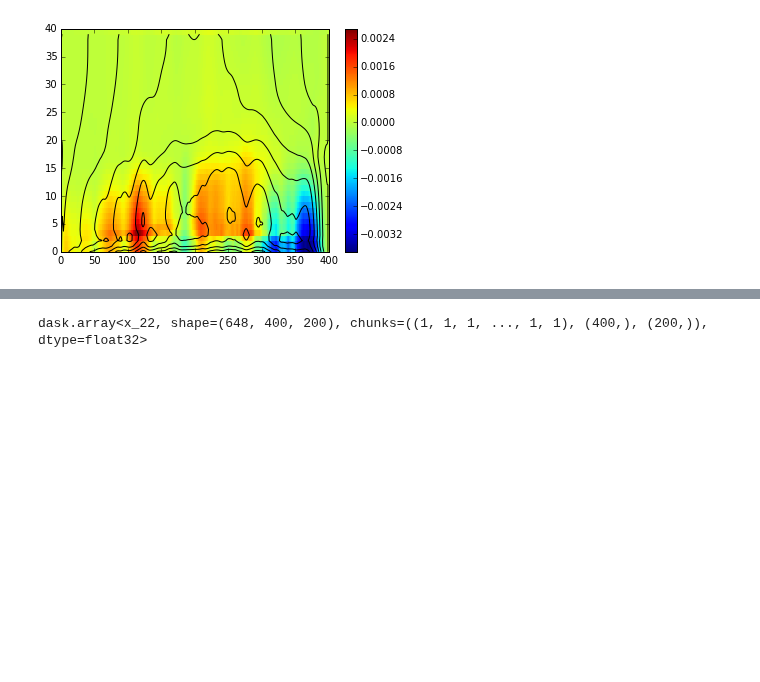
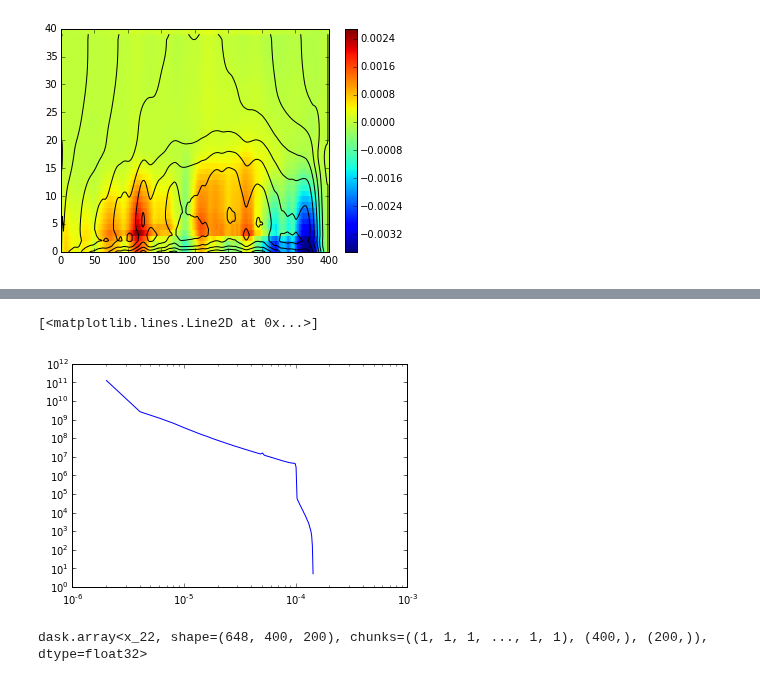
Before and after one commit to xgcm/xgcm, a Jupyter notebook: example-channel.ipynb, the cells around one changed output, grey strips where cells are left out. Cells and saved outputs as stored; diff of their text form; code cells hidden in the pictures; blank space fills up the shorter version.

```diff
--- a/example-channel.ipynb
+++ b/example-channel.ipynb
@@ -76,3 +138,8 @@ def pow_spec_2d(x, axis=[-1,-2]):
+# %%
+plt.loglog(kiso, sst_ps.mean(dim='time'))
+# %% [output]
+[<matplotlib.lines.Line2D at 0x...>]
+[figure, added]
 # %%
 psurf = ds['PHIHYD'][:,0]
 q = psurf.data
```
Also changed, not shown: parts of 21 cells of this notebook, 1 other file.
